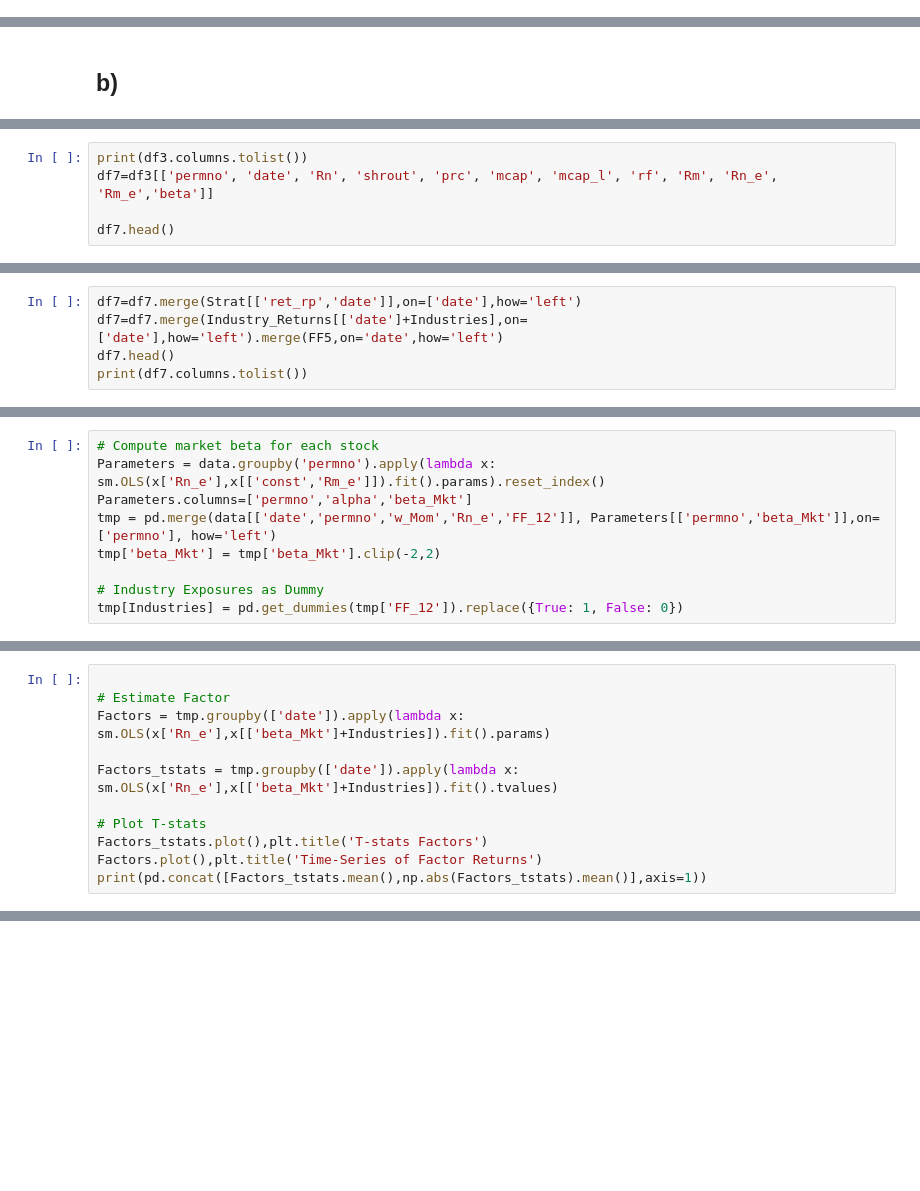
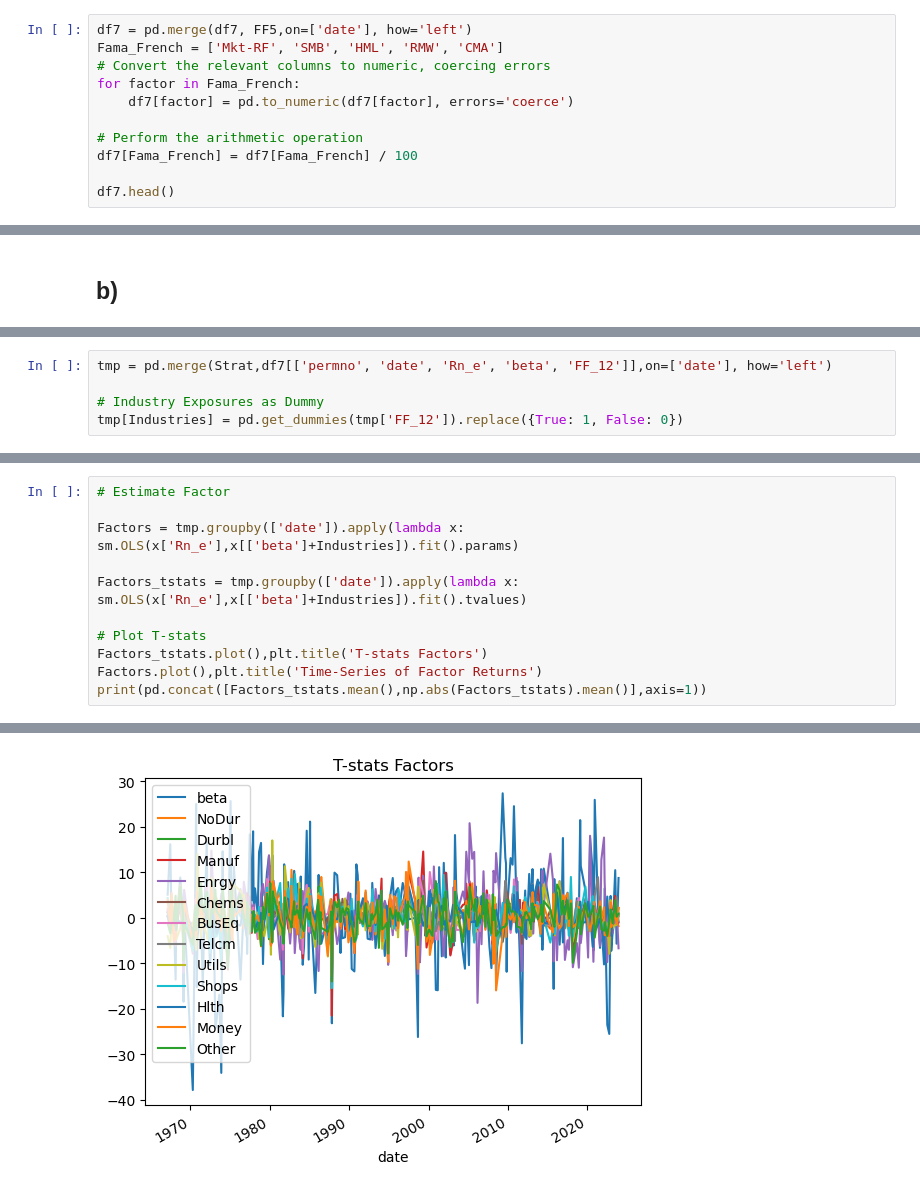
Before and after one commit to yassinuaimee/Investments-Advanced-Portfolio-Optimization-and-Risk-Factor-Analysis, a Jupyter notebook: merged.ipynb, the cells around one changed output, grey strips where cells are left out. Drawn from its saved outputs; the diff is of its cells as text; blank space fills up the shorter version.

```diff
--- a/merged.ipynb
+++ b/merged.ipynb
@@ -647,3 +758,14 @@ FF5.head()
 | 8 | 1964-03-31 | 1.41 | 1.23 | 3.40 | -2.21 | 3.22 | 0.31 |
 | 9 | 1964-04-30 | 0.10 | -1.52 | -0.67 | -1.27 | -1.08 | 0.29 |
 | 10 | 1964-05-31 | 1.42 | -0.63 | 1.86 | -0.16 | 0.17 | 0.26 |
+# %%
+df7 = pd.merge(df7, FF5,on=['date'], how='left')
+Fama_French = ['Mkt-RF', 'SMB', 'HML', 'RMW', 'CMA']
+# Convert the relevant columns to numeric, coercing errors
+for factor in Fama_French:
+    df7[factor] = pd.to_numeric(df7[factor], errors='coerce')
+
+# Perform the arithmetic operation
+df7[Fama_French] = df7[Fama_French] / 100
+
+df7.head()
@@ -715,5 +907,0 @@ plt.show()
-# %%
-print(df3.columns.tolist())
-df7=df3[['permno', 'date', 'Rn', 'shrout', 'prc', 'mcap', 'mcap_l', 'rf', 'Rm', 'Rn_e', 'Rm_e','beta']]
-
-df7.head()
@@ -728,5 +907,0 @@ df7.head()
-# %%
-df7=df7.merge(Strat[['ret_rp','date']],on=['date'],how='left')
-df7=df7.merge(Industry_Returns[['date']+Industries],on=['date'],how='left').merge(FF5,on='date',how='left')
-df7.head()
-print(df7.columns.tolist())
@@ -752,9 +912,5 @@ KeyError: "None of [Index(['siccd', 'FF_12'], dtype='object')] are in the [colum
 # %%
-# Compute market beta for each stock
-Parameters = data.groupby('permno').apply(lambda x: sm.OLS(x['Rn_e'],x[['const','Rm_e']]).fit().params).reset_index()
-Parameters.columns=['permno','alpha','beta_Mkt']
-tmp = pd.merge(data[['date','permno','w_Mom','Rn_e','FF_12']], Parameters[['permno','beta_Mkt']],on=['permno'], how='left')
-tmp['beta_Mkt'] = tmp['beta_Mkt'].clip(-2,2)
+tmp = pd.merge(Strat,df7[['permno', 'date', 'Rn_e', 'beta', 'FF_12']],on=['date'], how='left')
 
 # Industry Exposures as Dummy
 tmp[Industries] = pd.get_dummies(tmp['FF_12']).replace({True: 1, False: 0})
@@ -761,11 +926,12 @@ tmp[Industries] = pd.get_dummies(tmp['FF_12']).replace({True: 1, False: 0})
 # %%
+# Estimate Factor
 
-# Estimate Factor
-Factors = tmp.groupby(['date']).apply(lambda x: sm.OLS(x['Rn_e'],x[['beta_Mkt']+Industries]).fit().params)
+Factors = tmp.groupby(['date']).apply(lambda x: sm.OLS(x['Rn_e'],x[['beta']+Industries]).fit().params)
 
-Factors_tstats = tmp.groupby(['date']).apply(lambda x: sm.OLS(x['Rn_e'],x[['beta_Mkt']+Industries]).fit().tvalues)
+Factors_tstats = tmp.groupby(['date']).apply(lambda x: sm.OLS(x['Rn_e'],x[['beta']+Industries]).fit().tvalues)
 
 # Plot T-stats
 Factors_tstats.plot(),plt.title('T-stats Factors')
 Factors.plot(),plt.title('Time-Series of Factor Returns')
 print(pd.concat([Factors_tstats.mean(),np.abs(Factors_tstats).mean()],axis=1))
+# %% [output]
@@ -771,0 +952 @@ print(pd.concat([Factors_tstats.mean(),np.abs(Factors_tstats).mean()],axis=1))
+[figure, added]
```
Also changed, not shown: parts of 62 cells of this notebook.
